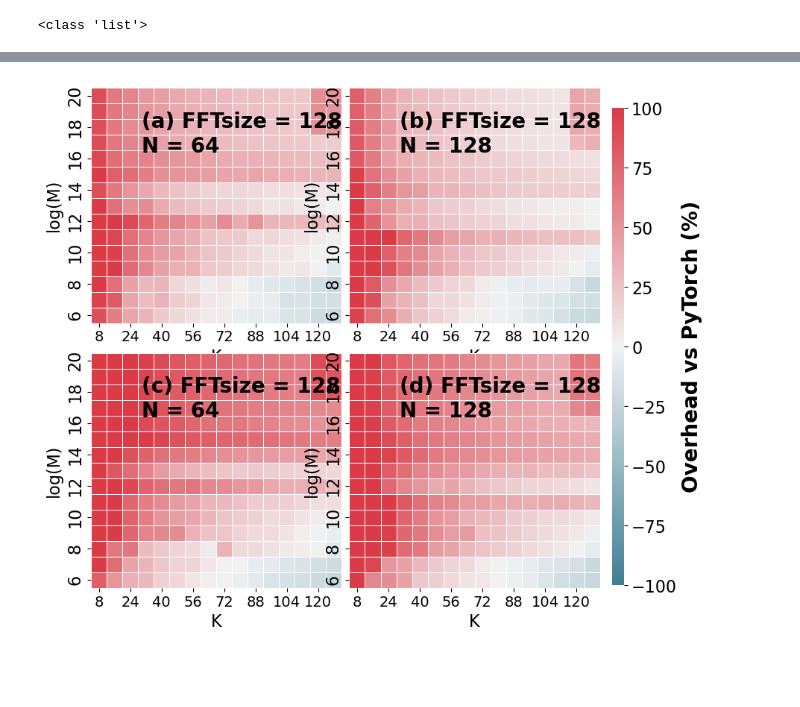
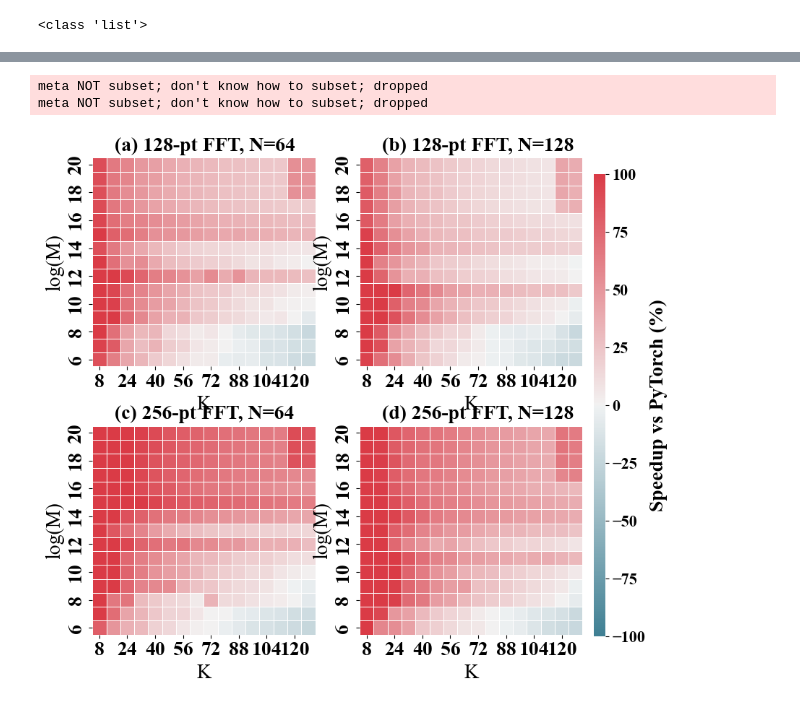
Before and after one commit to shixun404/TurboFNO, a Jupyter notebook: plot.ipynb, the cells around one changed output, grey strips where cells are left out. Saved outputs shown, nothing was run; the diff lists cells and outputs as text; code cells hidden in the pictures; blank space fills up the shorter version.

```diff
--- a/plot.ipynb
+++ b/plot.ipynb
@@ -84,7 +82,7 @@ torch.Size([2, 2, 15, 16])
 # %%
 fig, ax = plt.subplots(2, 2, figsize=(8, 8),)
 fig.tight_layout()
-fig.subplots_adjust(hspace=0, wspace=0.03)
+fig.subplots_adjust(hspace=0.14, wspace=0.20)
 bd = 100
 import seaborn as sns
 import matplotlib.pyplot as plt
@@ -94,47 +92,55 @@ fontsize = 20
 plt.rcParams['pdf.fonttype'] = 42  # Type1 字体
 plt.rcParams['ps.fonttype'] = 42   # Type1 字体
 
-# plt.rcParams["font.family"] = "Times New Roman"
+plt.rcParams["font.family"] = "Times New Roman"
 plt.rc('font', size=16,)
 label = [
-    '(a) FFT size = 128\nN = 64',
-    '(b) FFT size  = 128\nN = 128',
-    '(c) FFT size  = 128\nN = 64',
-    '(d) FFT size = 128\nN = 128',
+    '(a) 128-pt FFT, N=64',
+    '(b) 128-pt FFT, N=128',
+    '(c) 256-pt FFT, N=64',
+    '(d) 256-pt FFT, N=128',
+    # '(a) FFT size = 128\n        N = 64',
+    # '(b) FFT size = 128\n        N = 128',
+    # '(c) FFT size = 128\n        N = 64',
+    # '(d) FFT size = 128\n        N = 128',
 ]
 cmap = sns.diverging_palette(220, 10, as_cmap=True)
 cbar_ax = fig.add_axes([.96, .1, .02, .8], label='Overhead vs cuFFT (%)')
 for i in range(2):
 	for j in range(2):
 		heatmap = (performance_ratio[i, j]) * 100 - 100
 		sns_plot = sns.heatmap(heatmap, cmap=cmap,
 						 vmax=bd, vmin=-bd,center=0,
 	# sns_plot = sns.heatmap((TurboFFT[i]/cuFFT[i]) * 100 - 100, cmap=cmap, vmax=50, center=0,
 			square=True, linewidths=.5, cbar_kws={"shrink": .5},
 			ax=ax[i, j],
 			cbar_ax=cbar_ax if i == 0 else None, cbar=i == 0)
 	# print(vkFFT[:30, :30].shape)
 		ax[i, j].invert_yaxis()
-cbar_ax.set_ylabel('Overhead vs PyTorch (%)', fontdict={'fontsize': fontsize, 'weight': 'bold'})
+cbar_ax.set_ylabel('Speedup vs PyTorch (%)', fontdict={'fontsize': fontsize, 'weight': 'bold'})
 # fig.colorbar(ax.get_children()[0], orientation="horizontal")
 
 for i in range(2):
 	b = 0.1
-	ax[i, 0].text(.1 + b, .9, label[i * 2], ha='left', va='top', transform=ax[i, 0].transAxes, fontsize=fontsize, fontdict={'weight': 'bold'})
-	ax[i, 1].text(.1 + b, .9, label[i * 2 + 1], ha='left', va='top', transform=ax[i, 1].transAxes, fontsize=fontsize, fontdict={'weight': 'bold'})
+	ax[i, 0].text(.1, 1.1, label[i * 2], ha='left', va='top', transform=ax[i, 0].transAxes, fontsize=fontsize, fontdict={'weight': 'bold'})
+	ax[i, 1].text(.1, 1.1, label[i * 2 + 1], ha='left', va='top', transform=ax[i, 1].transAxes, fontsize=fontsize, fontdict={'weight': 'bold'})
 	# ax[i, 0].text(.45 + b, .8, precision[i], ha='left', va='top', transform=ax[i, 0].transAxes, fontsize=fontsize, fontdict={'weight': 'bold'})
 	# ax[i, 1].text(.425 + b, .8, precision[i], ha='left', va='top', transform=ax[i, 1].transAxes, fontsize=fontsize, fontdict={'weight': 'bold'})
 	for j in range(2):
 		b = 0.5
 		# ax[i, j].set_yticks([0 + b, 4 + b, 9+ b, 14+ b, 19+ b, 24+ b])
 		# ax[i, j].set_yticklabels([1, 5, 10, 15, 20, 25])
 		ax[i, j].set_yticks([i + b for i in range(0, 16, 2)])
 		ax[i, j].set_yticklabels([i + 6 for i in range(0, 16, 2)])
 
 		ax[i, j].set_xticks([i + b for i in range(0, 16, 2)])
-		ax[i, j].set_xticklabels([(i + 1) * 8 for i in range(0, 16, 2)], fontsize=14)
+		ax[i, j].set_xticklabels([(i + 1) * 8 for i in range(0, 16, 2)])
 
 		ax[i, j].set_ylabel('log(M)')
 		ax[i, j].set_xlabel('K')
+
+plt.savefig('1D_heatmap.pdf', bbox_inches='tight')
 # %% [output]
+meta NOT subset; don't know how to subset; dropped
+meta NOT subset; don't know how to subset; dropped
-[figure, old version]
+[figure, new version]
```
Also changed, not shown: parts of 5 cells of this notebook, 19 other files.
